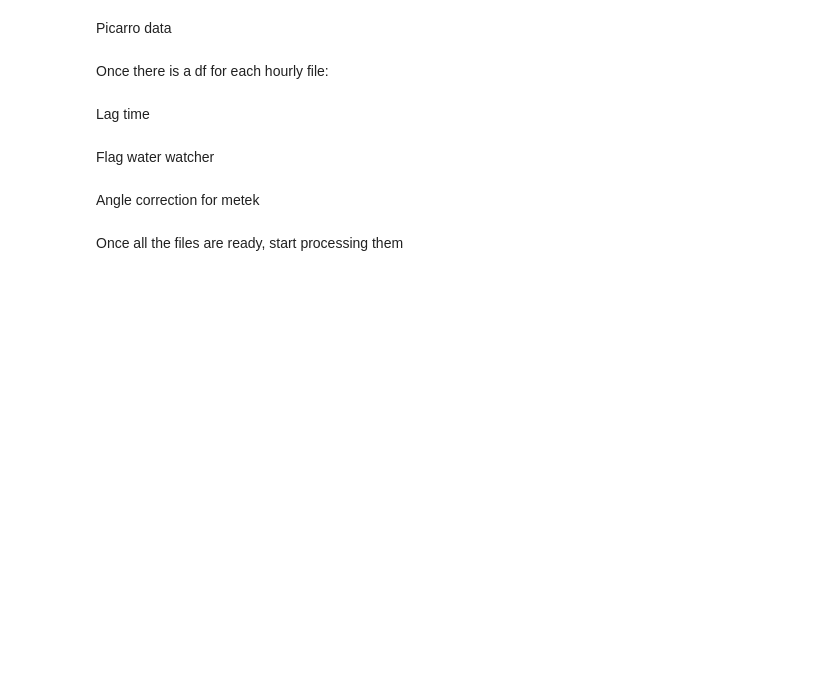
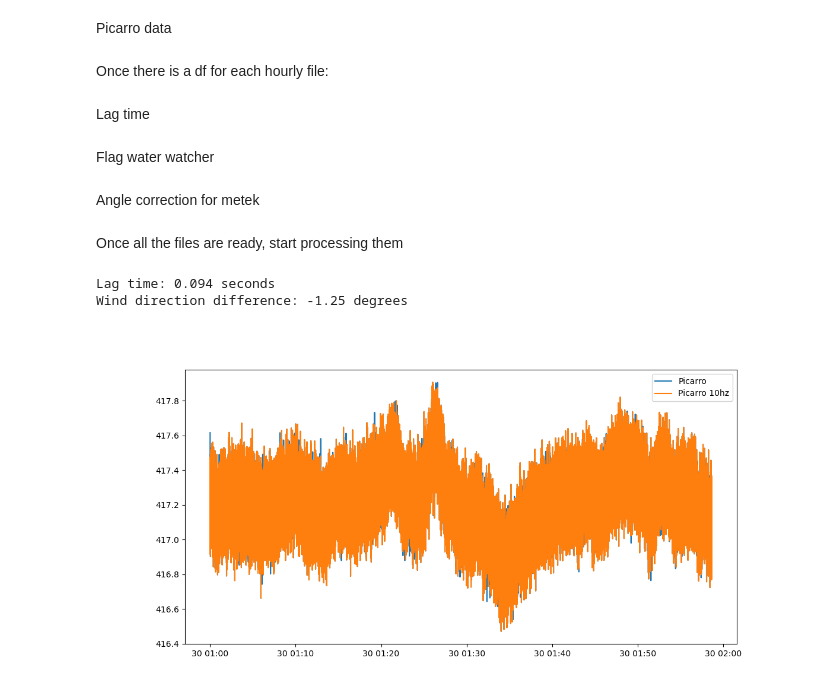
Before and after one commit to irene146/SDA_IMC, a Jupyter notebook: L0_SDA_notebook.ipynb, the cells around one changed output. Drawn from its saved outputs; the diff is of its cells as text; code cells hidden in the pictures; blank space fills up the shorter version.

Commit message:
angle correction

```diff
--- a/L0_SDA_notebook.ipynb
+++ b/L0_SDA_notebook.ipynb
@@ -755,5 +865,22 @@ for i in range(len(cr6_name)):
         #water watcher flag
         df_picarro_flag = water_watcher_flag(df_water_watcher, df_picarro_lag)
 
+        #sonics angle correction
+        df_pml_sonic, df_ship_sonic, df_pml_sonic  = correct_wind_direction(df_cr6)
+
+        #interpolate picarro data to 10hz
+        df_picarro_10hz = interpolate_picarro_to_10hz(df_pml_sonic, df_picarro_flag)
+
+        # Save the processed data
+
+
+
+
+
+
+
 
         break
+# %% [output]
+Lag time: 0.094 seconds
+Wind direction difference: -1.25 degrees
@@ -790,5 +887,8 @@ print(wd_diff)
 # %%
-plt.figure()
-plt.plot(df_pml_sonic['wd'], label='PML')
-plt.plot(df_ship_sonic['wd'],  label='SHIP')
+plt.figure(figsize=(12, 6))
+plt.plot(df_picarro_flag.index, df_picarro_flag['CO2_dry_sync'], label='Picarro')
+plt.plot(df_picarro_10hz.index, df_picarro_10hz['CO2_dry_sync'], label='Picarro 10hz')
+plt.legend()
 plt.show()
+# %% [output]
+[figure, added]
```
Also changed, not shown: parts of 3 cells of this notebook.
